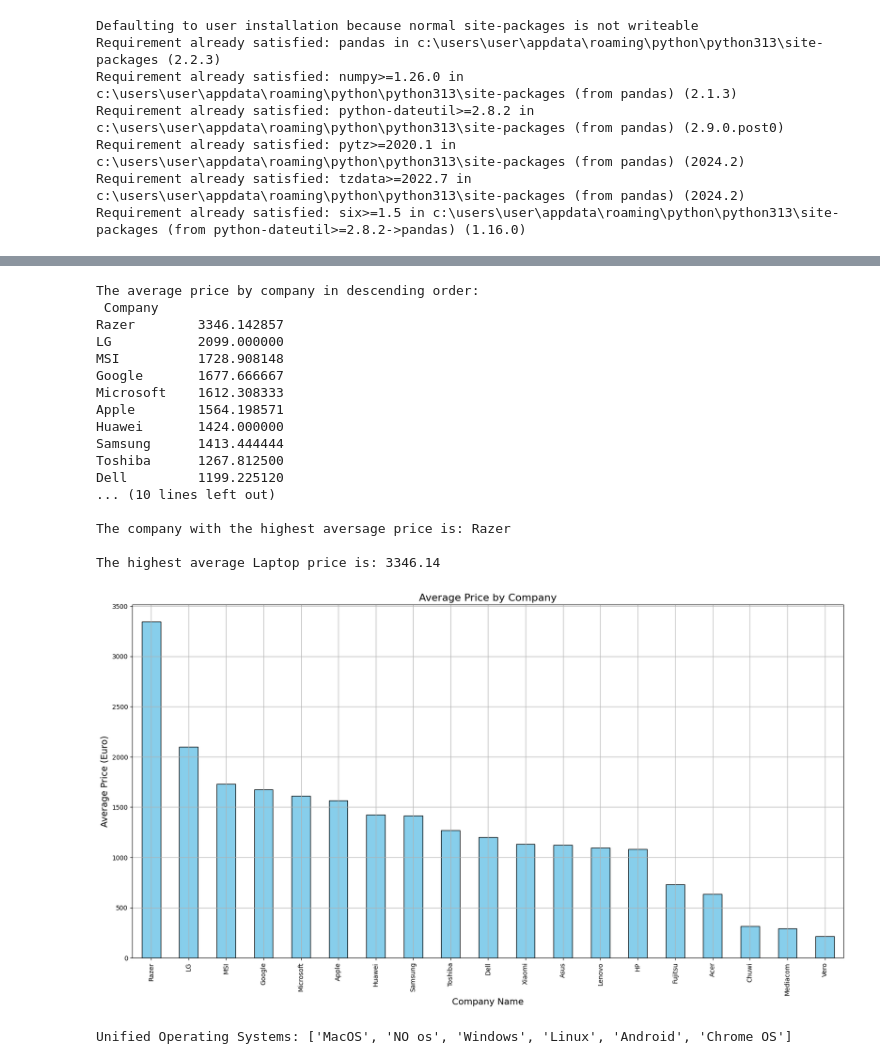
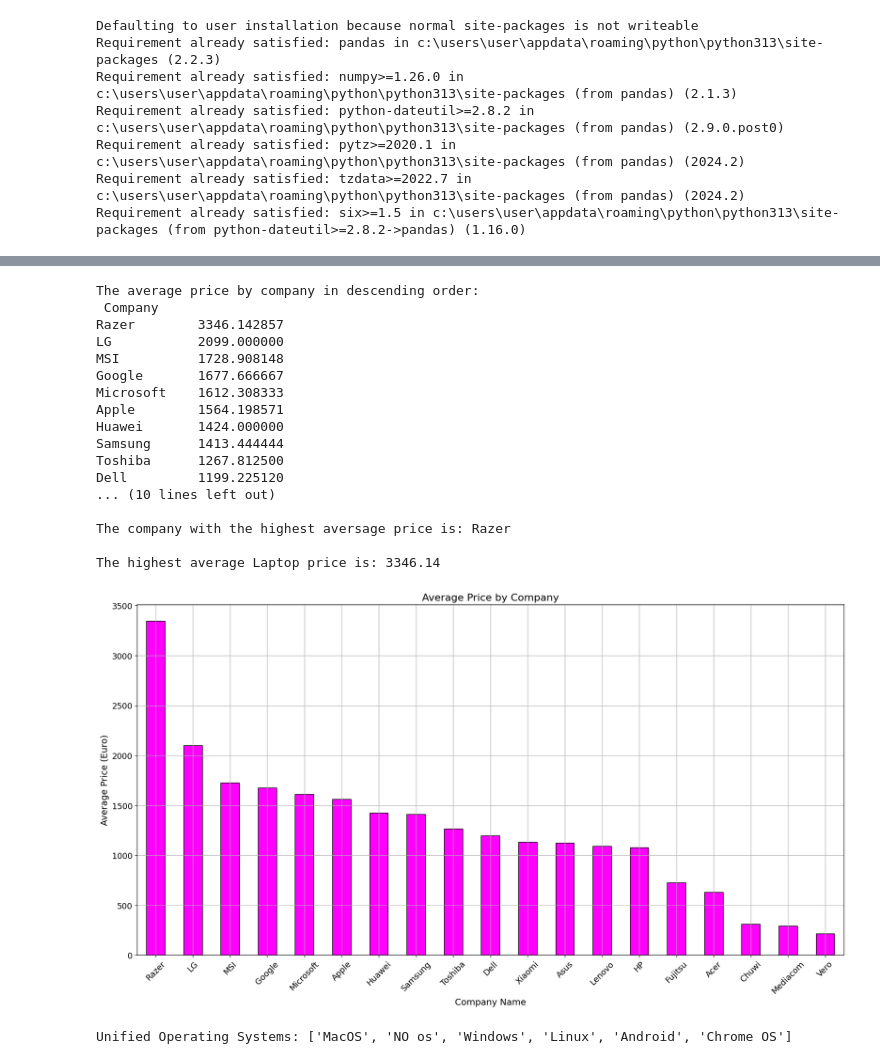
Before and after one commit to Mayadiamant/Pyhton-project, a Jupyter notebook: first_project.ipynb, the cells around one changed output, grey strips where cells are left out. Drawn from its saved outputs; the diff is of its cells as text; code cells hidden in the pictures.

```diff
--- a/first_project.ipynb
+++ b/first_project.ipynb
@@ -244,35 +246,37 @@ print("The average price by company in descending order:\n", average_prices)
 # idxmax() returns the index, which in our case is the company name with the highest average price.
 print("\nThe company with the highest aversage price is:", average_prices.idxmax())
 # Print the highest average price rounded to two decimal places
 print("\nThe highest average Laptop price is:", average_prices.round(2).max())
 
 # Create a bar plot to visualize the average prices by company
 plt.figure(figsize=(20,10))
-average_prices.plot(kind='bar', color='skyblue', edgecolor='black')
+average_prices.plot(kind='bar', color='magenta', edgecolor='black')
 plt.title("Average Price by Company", fontsize= 16)
 plt.xlabel("Company Name", fontsize= 14)
 plt.ylabel("Average Price (Euro)", fontsize=14)
+plt.xticks(rotation= 45, fontsize= 13)
+plt.yticks(fontsize= 13)
 plt.grid(True)
 plt.show()
 # %% [output]
 The average price by company in descending order:
  Company
 Razer        3346.142857
 LG           2099.000000
 MSI          1728.908148
 Google       1677.666667
 Microsoft    1612.308333
 Apple        1564.198571
 Huawei       1424.000000
 Samsung      1413.444444
 Toshiba      1267.812500
 Dell         1199.225120
 ... (10 lines left out)
 
 The company with the highest aversage price is: Razer
 
 The highest average Laptop price is: 3346.14
-[figure, old version]
+[figure, new version]
 # %%
 import pandas as pd
 import matplotlib as plt
```
Also changed, not shown: parts of 5 cells of this notebook.
